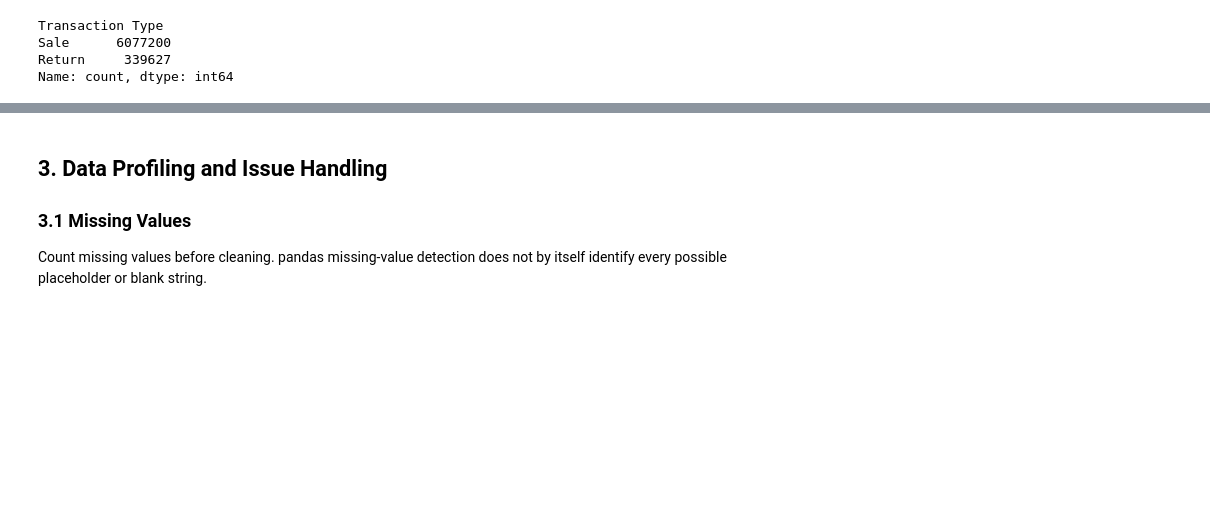
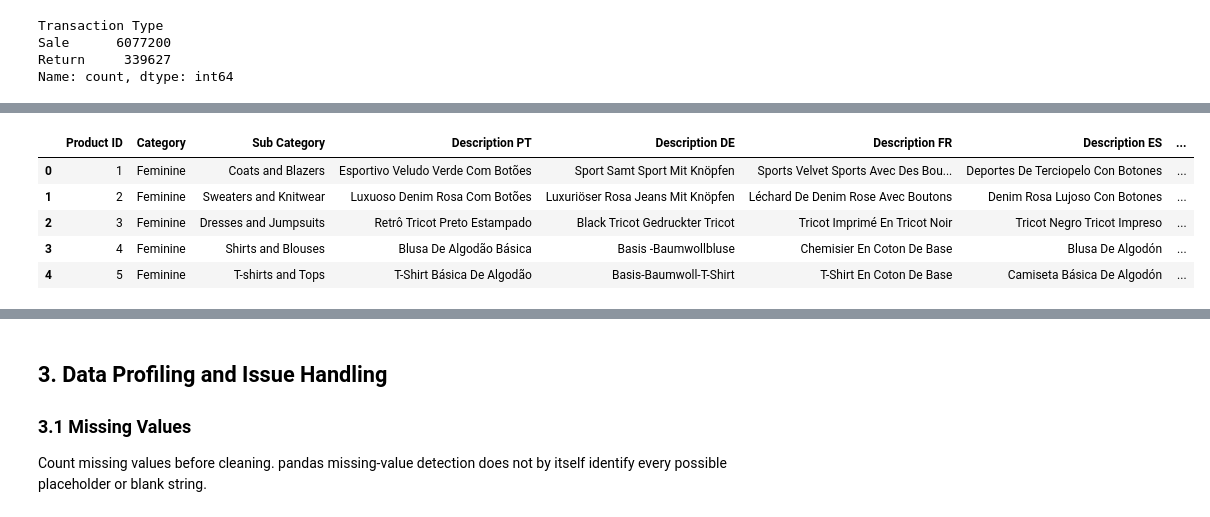
Before and after one commit to a209895-ukm/assignment-1-data-profiling, a Jupyter notebook: Assignment1_Data_Profiling_Report.ipynb, the cells around one changed output, grey strips where cells are left out. Drawn from its saved outputs; the diff is of its cells as text; code cells hidden in the pictures; blank space fills up the shorter version.

```diff
--- a/Assignment1_Data_Profiling_Report.ipynb
+++ b/Assignment1_Data_Profiling_Report.ipynb
@@ -123,0 +123,9 @@ Name: count, dtype: int64
+# %%
+products.head()
+# %% [output]
+|  | Product ID | Category | Sub Category | Description PT | Description DE | Description FR | Description ES | ... |
+| 0 | 1 | Feminine | Coats and Blazers | Esportivo Veludo Verde Com Botões | Sport Samt Sport Mit Knöpfen | Sports Velvet Sports Avec Des Bou... | Deportes De Terciopelo Con Botones | ... |
+| 1 | 2 | Feminine | Sweaters and Knitwear | Luxuoso Denim Rosa Com Botões | Luxuriöser Rosa Jeans Mit Knöpfen | Léchard De Denim Rose Avec Boutons | Denim Rosa Lujoso Con Botones | ... |
+| 2 | 3 | Feminine | Dresses and Jumpsuits | Retrô Tricot Preto Estampado | Black Tricot Gedruckter Tricot | Tricot Imprimé En Tricot Noir | Tricot Negro Tricot Impreso | ... |
+| 3 | 4 | Feminine | Shirts and Blouses | Blusa De Algodão Básica | Basis -Baumwollbluse | Chemisier En Coton De Base | Blusa De Algodón | ... |
+| 4 | 5 | Feminine | T-shirts and Tops | T-Shirt Básica De Algodão | Basis-Baumwoll-T-Shirt | T-Shirt En Coton De Base | Camiseta Básica De Algodón | ... |
```
Also changed, not shown: parts of 9 cells of this notebook.
